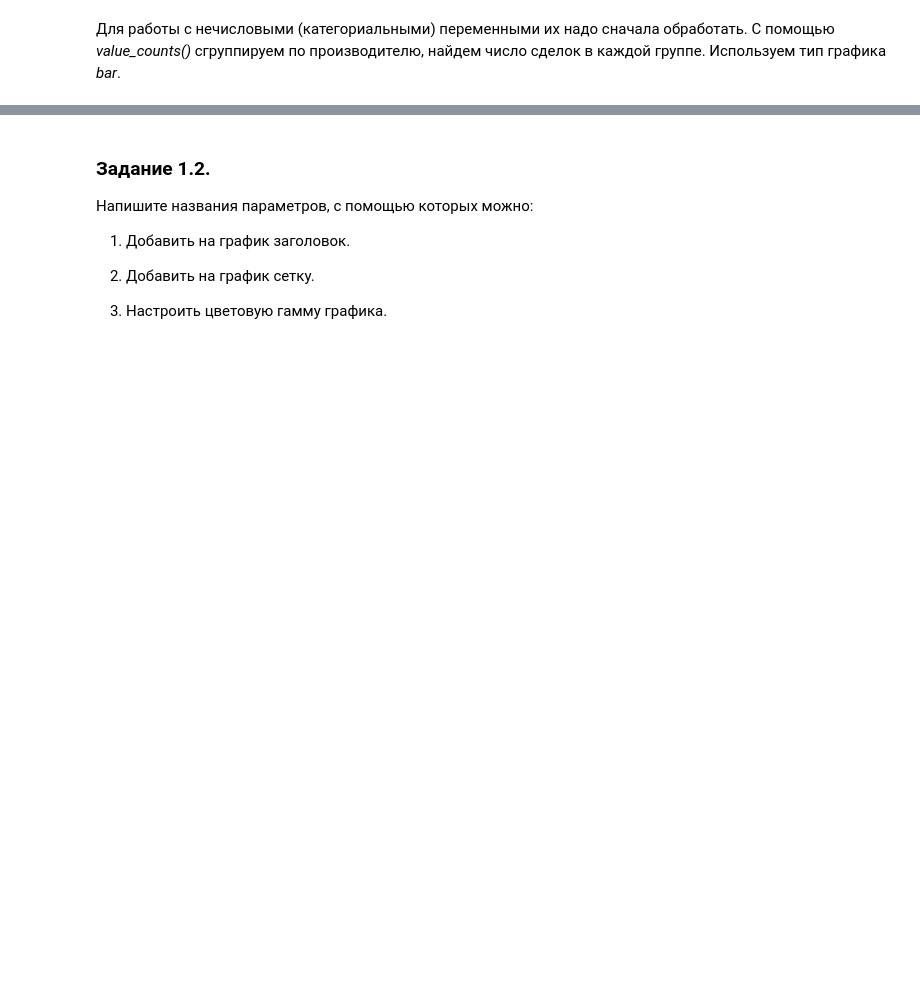
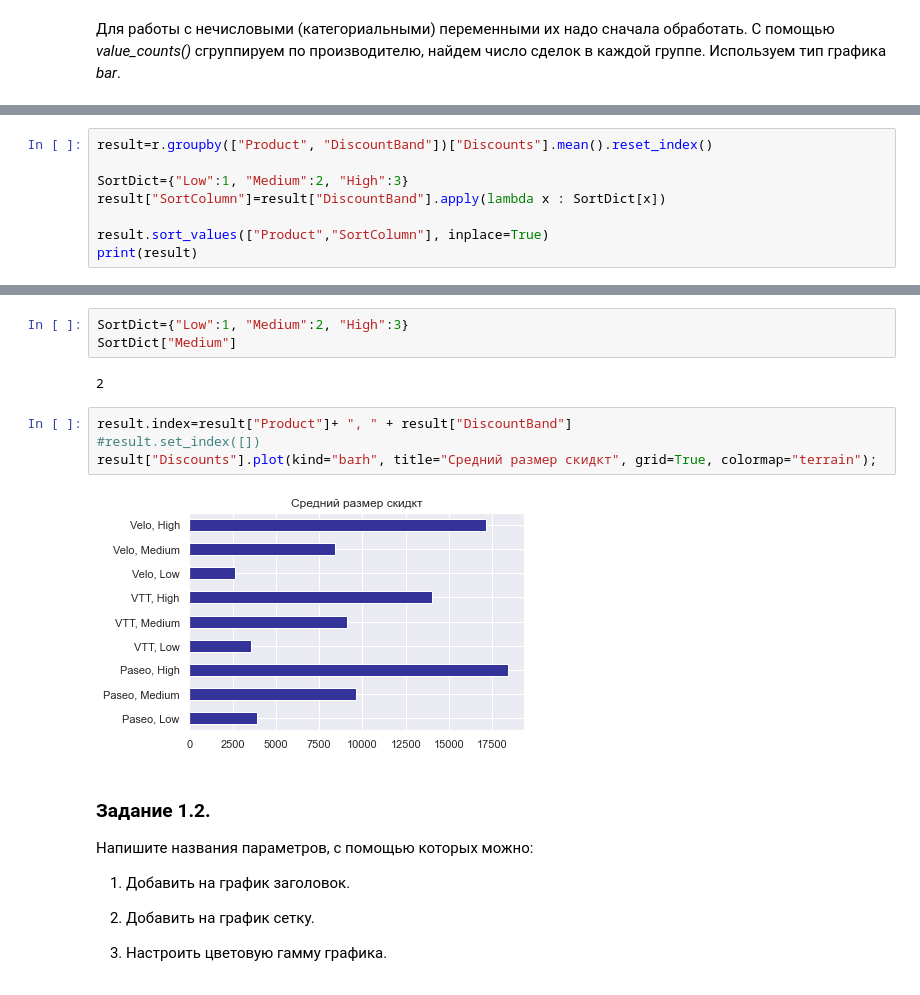
Before and after one commit to mvs0301/Python_SQL_FRFT_2021_22_s1, a Jupyter notebook: Тема_03_Plots.ipynb, the cells around one changed output, grey strips where cells are left out. Drawn from its saved outputs; the diff is of its cells as text; blank space fills up the shorter version.

```diff
--- a/Тема_03_Plots.ipynb
+++ b/Тема_03_Plots.ipynb
@@ -132,0 +158,8 @@ fs['Product'].value_counts().plot(kind='bar',
+# %%
+result=r.groupby(["Product", "DiscountBand"])["Discounts"].mean().reset_index()
+
+SortDict={"Low":1, "Medium":2, "High":3}
+result["SortColumn"]=result["DiscountBand"].apply(lambda x : SortDict[x])
+
+result.sort_values(["Product","SortColumn"], inplace=True)
+print(result)
@@ -133,3 +177,14 @@ fs['Product'].value_counts().plot(kind='bar',
+# %%
+SortDict={"Low":1, "Medium":2, "High":3}
+SortDict["Medium"]
+# %% [output]
+2
+# %%
+result.index=result["Product"]+ ", " + result["DiscountBand"]
+#result.set_index([])
+result["Discounts"].plot(kind="barh", title="Средний размер скидкт", grid=True, colormap="terrain");
+# %% [output]
+[figure, added]
 # %% [markdown]
 ### Задание 1.2.
 
```
Also changed, not shown: parts of 21 cells of this notebook.
